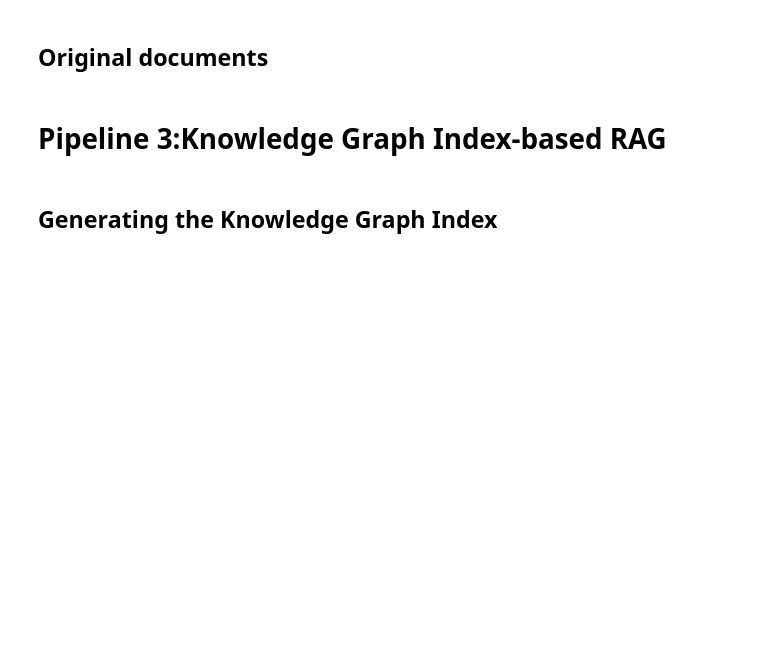
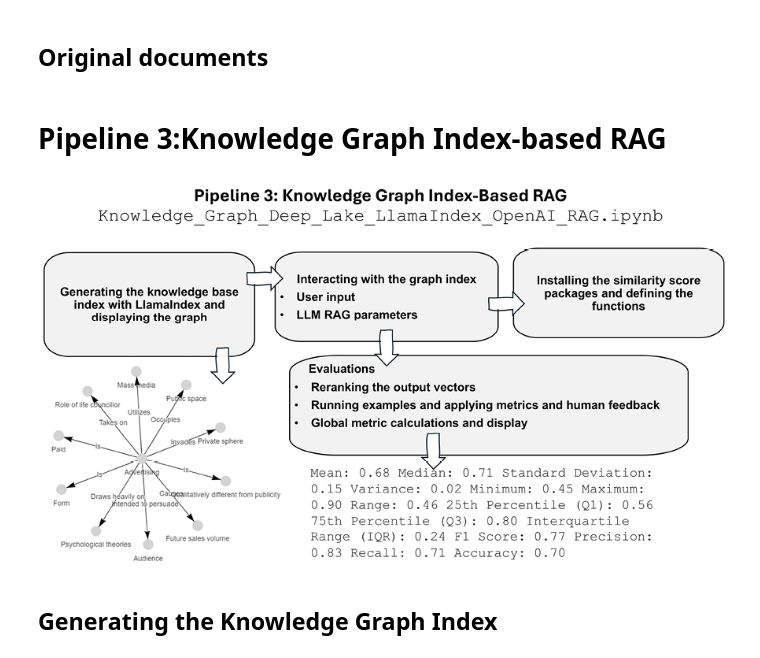
Before and after one commit to molnarai/BuildingGenerativeAIBusinessSolutions, a Jupyter notebook: KnowledgeGraphs/graphrag_example_3/Knowledge_Graph__Deep_Lake_LlamaIndex_OpenAI_RAG.ipynb, the cells around one changed output. Cells and saved outputs as stored; diff of their text form; code cells hidden in the pictures; blank space fills up the shorter version.

```diff
--- a/KnowledgeGraphs/graphrag_example_3/Knowledge_Graph__Deep_Lake_LlamaIndex_OpenAI_RAG.ipynb
+++ b/KnowledgeGraphs/graphrag_example_3/Knowledge_Graph__Deep_Lake_LlamaIndex_OpenAI_RAG.ipynb
@@ -403,6 +408,11 @@ df['text'] = df['text'].astype(str)
 documents = [Document(text=row['text'], doc_id=str(row['id'])) for _, row in df.iterrows()]
 # %% [markdown]
 # Pipeline 3:Knowledge Graph Index-based RAG
+# %%
+from IPython.display import Image
+Image("./figures/image04.png", width=700, height=500)
+# %% [output]
+[figure, added]
 # %% [markdown]
 ## Generating the Knowledge Graph Index
 # %%
```
Also changed, not shown: parts of 4 cells of this notebook, 3 other files.
